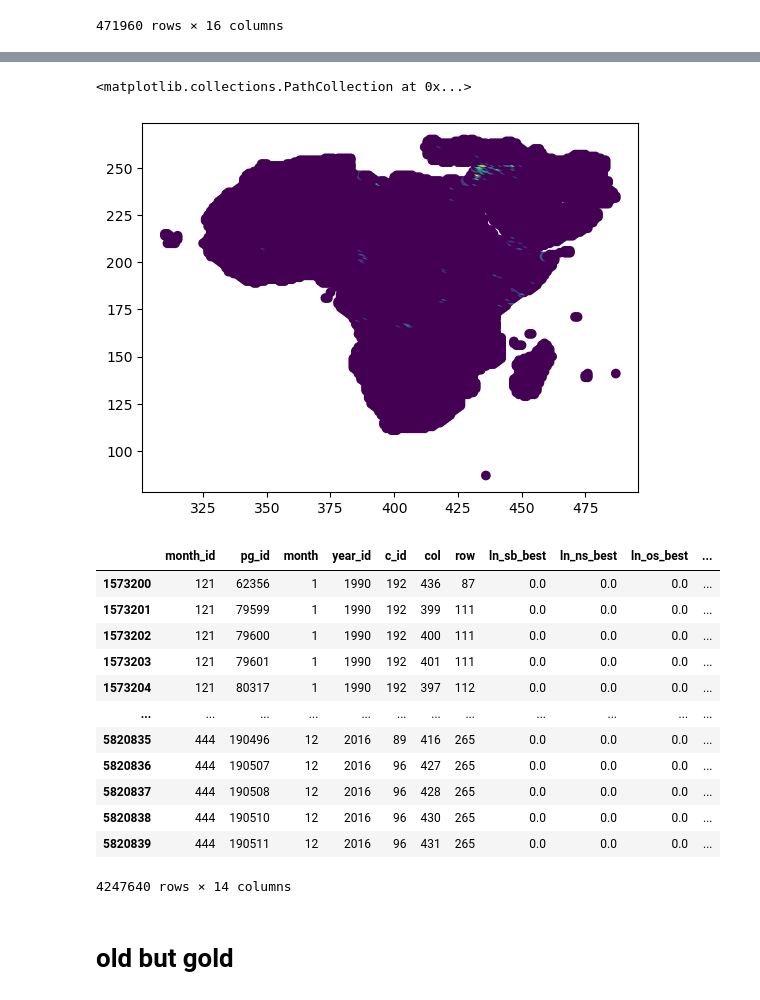
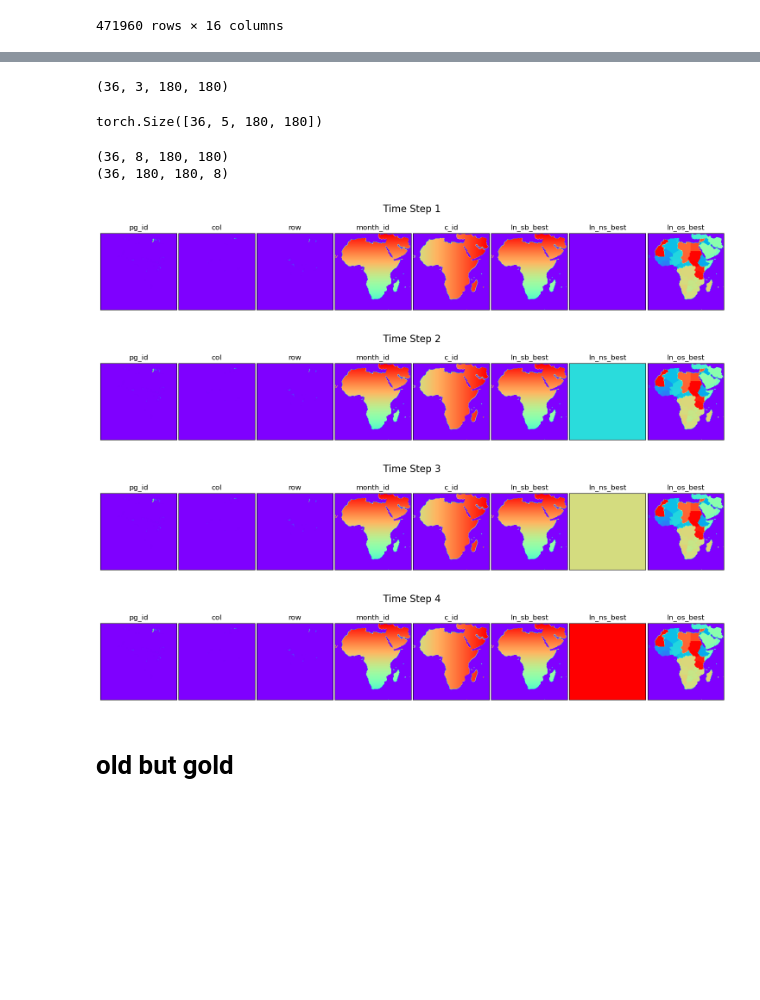
Before and after one commit to prio-data/views_pipeline, a Jupyter notebook: models/purple_alien/notebooks/test_to_prediction_store.ipynb, the cells around one changed output, grey strips where cells are left out. Saved outputs shown, nothing was run; the diff lists cells and outputs as text; code cells hidden in the pictures; blank space fills up the shorter version.

```diff
--- a/models/purple_alien/notebooks/test_to_prediction_store.ipynb
+++ b/models/purple_alien/notebooks/test_to_prediction_store.ipynb
@@ -510,24 +488,36 @@ df_full_full = pd.merge(df_full, df_col_row, on=['pg_id', 'c_id'], how='outer')
-# %%
-plt.scatter(df[df['month_id']==444]['col'], df[df['month_id'] == 444]['row'], c=df[df['month_id'] == 444]['ln_sb_best'], cmap='viridis')
-# %% [output]
-<matplotlib.collections.PathCollection at 0x...>
-[figure, removed]
-# %%
-df
-# %% [output]
-|  | month_id | pg_id | month | year_id | c_id | col | row | ln_sb_best | ln_ns_best | ln_os_best | ... |
-| 1573200 | 121 | 62356 | 1 | 1990 | 192 | 436 | 87 | 0.0 | 0.0 | 0.0 | ... |
-| 1573201 | 121 | 79599 | 1 | 1990 | 192 | 399 | 111 | 0.0 | 0.0 | 0.0 | ... |
-| 1573202 | 121 | 79600 | 1 | 1990 | 192 | 400 | 111 | 0.0 | 0.0 | 0.0 | ... |
-| 1573203 | 121 | 79601 | 1 | 1990 | 192 | 401 | 111 | 0.0 | 0.0 | 0.0 | ... |
-| 1573204 | 121 | 80317 | 1 | 1990 | 192 | 397 | 112 | 0.0 | 0.0 | 0.0 | ... |
-| ... | ... | ... | ... | ... | ... | ... | ... | ... | ... | ... | ... |
-| 5820835 | 444 | 190496 | 12 | 2016 | 89 | 416 | 265 | 0.0 | 0.0 | 0.0 | ... |
-| 5820836 | 444 | 190507 | 12 | 2016 | 96 | 427 | 265 | 0.0 | 0.0 | 0.0 | ... |
-| 5820837 | 444 | 190508 | 12 | 2016 | 96 | 428 | 265 | 0.0 | 0.0 | 0.0 | ... |
-| 5820838 | 444 | 190510 | 12 | 2016 | 96 | 430 | 265 | 0.0 | 0.0 | 0.0 | ... |
-| 5820839 | 444 | 190511 | 12 | 2016 | 96 | 431 | 265 | 0.0 | 0.0 | 0.0 | ... |
-4247640 rows × 14 columns
+# %%
+mean_array.shape
+# %% [output]
+(36, 3, 180, 180)
+# %%
+forecast_storage_vol_new.squeeze().shape
+# %% [output]
+torch.Size([36, 5, 180, 180])
+# %%
+t1 = mean_array
+t2 = forecast_storage_vol_new.squeeze().numpy()
+
+# merge t1 and t2 along the feature dimension
+t_new = np.concatenate((t1, t2), axis=1)
+
+# print the shape of t_new
+print(t_new.shape)
+
+# permute the dimensions of t_new
+t_new = np.transpose(t_new, (0, 2, 3, 1))
+
+# print the shape of t_new
+print(t_new.shape)
+# %% [output]
+(36, 8, 180, 180)
+(36, 180, 180, 8)
+# %%
+plot_vol(t_new, 4) # so obviously the title is wrong, but otherwise it works!!!! You did champo <3
+# %% [output]
+[figure, added]
+[figure, added]
+[figure, added]
+[figure, added]
 # %% [markdown]
 # old but gold
 # %%
```
Also changed, not shown: parts of 2 cells of this notebook.
